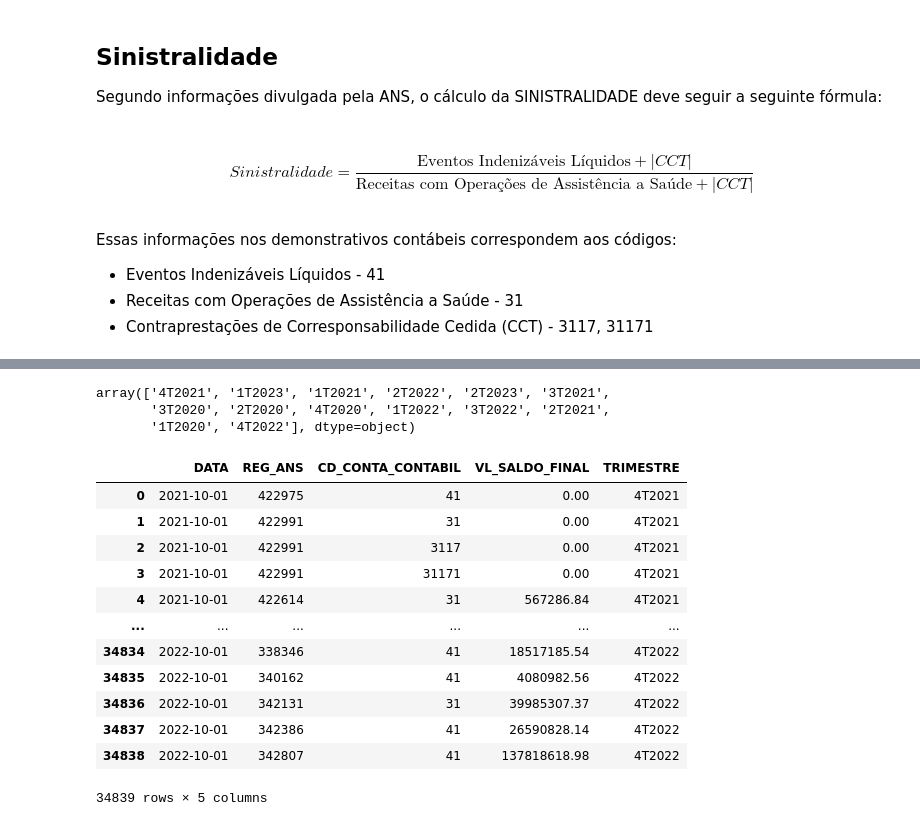
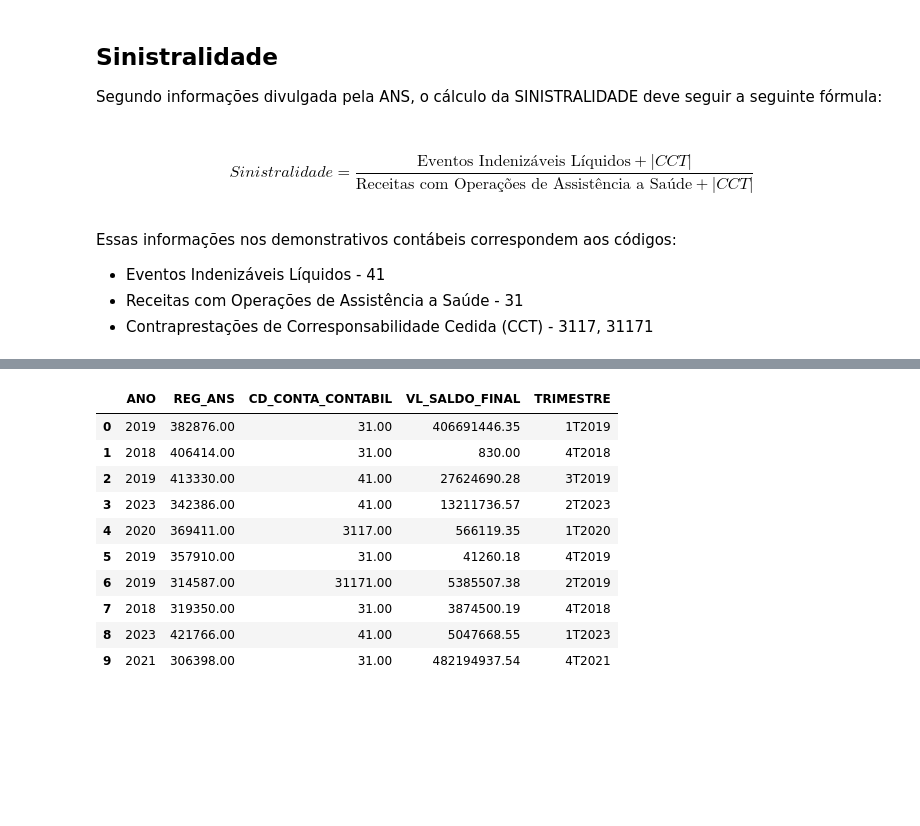
Before and after one commit to ianaraujo/ipcap-hapvida, a Jupyter notebook: analise_setor.ipynb, the cells around one changed output, grey strips where cells are left out. Saved outputs shown, nothing was run; the diff lists cells and outputs as text; code cells hidden in the pictures; blank space fills up the shorter version.

```diff
--- a/analise_setor.ipynb
+++ b/analise_setor.ipynb
@@ -61,44 +69,39 @@ ans_contabil.sample(10).reset_index(drop=True)
 # %%
 # limpeza das datas no banco de dados
 def parse_dates(str_date: str):
     for format in ('%Y-%m-%d', '%Y/%m/%d', '%d/%m/%Y'):
         try:
             return pd.to_datetime(str_date, format=format)
         except ValueError:
             continue
     return pd.NaT
 
 ans_contabil['DATA'] = ans_contabil['DATA'].apply(parse_dates)
 
 months = ans_contabil['DATA'].dt.month
 years = ans_contabil['DATA'].dt.year
 
 cond = [months == 1, months == 4, months == 7, months == 10]
 labels = ['1T' + years.astype(str), '2T' + years.astype(str), '3T' + years.astype(str), '4T' + years.astype(str)]
 
 ans_contabil['TRIMESTRE'] = np.select(cond, labels, default=None)
+ans_contabil['DATA'] = ans_contabil['DATA'].dt.year
 
-ans_contabil['TRIMESTRE'].unique()
+ans_contabil = ans_contabil.rename(columns={'DATA': 'ANO'})
+
+ans_contabil.sample(10).reset_index(drop=True)
 # %% [output]
-array(['4T2021', '1T2023', '1T2021', '2T2022', '2T2023', '3T2021',
-       '3T2020', '2T2020', '4T2020', '1T2022', '3T2022', '2T2021',
-       '1T2020', '4T2022'], dtype=object)
+|  | ANO | REG_ANS | CD_CONTA_CONTABIL | VL_SALDO_FINAL | TRIMESTRE |
+| 0 | 2019 | 382876.00 | 31.00 | 406691446.35 | 1T2019 |
+| 1 | 2018 | 406414.00 | 31.00 | 830.00 | 4T2018 |
+| 2 | 2019 | 413330.00 | 41.00 | 27624690.28 | 3T2019 |
+| 3 | 2023 | 342386.00 | 41.00 | 13211736.57 | 2T2023 |
+| 4 | 2020 | 369411.00 | 3117.00 | 566119.35 | 1T2020 |
+| 5 | 2019 | 357910.00 | 31.00 | 41260.18 | 4T2019 |
+| 6 | 2019 | 314587.00 | 31171.00 | 5385507.38 | 2T2019 |
+| 7 | 2018 | 319350.00 | 31.00 | 3874500.19 | 4T2018 |
+| 8 | 2023 | 421766.00 | 41.00 | 5047668.55 | 1T2023 |
+| 9 | 2021 | 306398.00 | 31.00 | 482194937.54 | 4T2021 |
-# %%
-ans_contabil.reset_index(drop=True)
-# %% [output]
-|  | DATA | REG_ANS | CD_CONTA_CONTABIL | VL_SALDO_FINAL | TRIMESTRE |
-| 0 | 2021-10-01 | 422975 | 41 | 0.00 | 4T2021 |
-| 1 | 2021-10-01 | 422991 | 31 | 0.00 | 4T2021 |
-| 2 | 2021-10-01 | 422991 | 3117 | 0.00 | 4T2021 |
-| 3 | 2021-10-01 | 422991 | 31171 | 0.00 | 4T2021 |
-| 4 | 2021-10-01 | 422614 | 31 | 567286.84 | 4T2021 |
-| ... | ... | ... | ... | ... | ... |
-| 34834 | 2022-10-01 | 338346 | 41 | 18517185.54 | 4T2022 |
-| 34835 | 2022-10-01 | 340162 | 41 | 4080982.56 | 4T2022 |
-| 34836 | 2022-10-01 | 342131 | 31 | 39985307.37 | 4T2022 |
-| 34837 | 2022-10-01 | 342386 | 41 | 26590828.14 | 4T2022 |
-| 34838 | 2022-10-01 | 342807 | 41 | 137818618.98 | 4T2022 |
-34839 rows × 5 columns
 # %%
 # pivot
 
```
Also changed, not shown: parts of 7 cells of this notebook.
